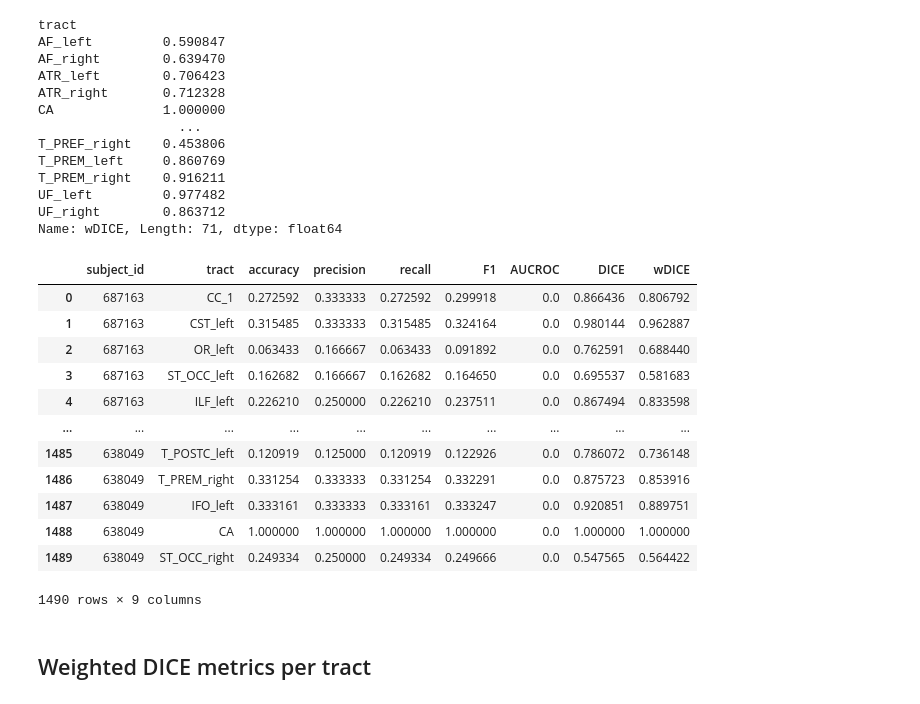
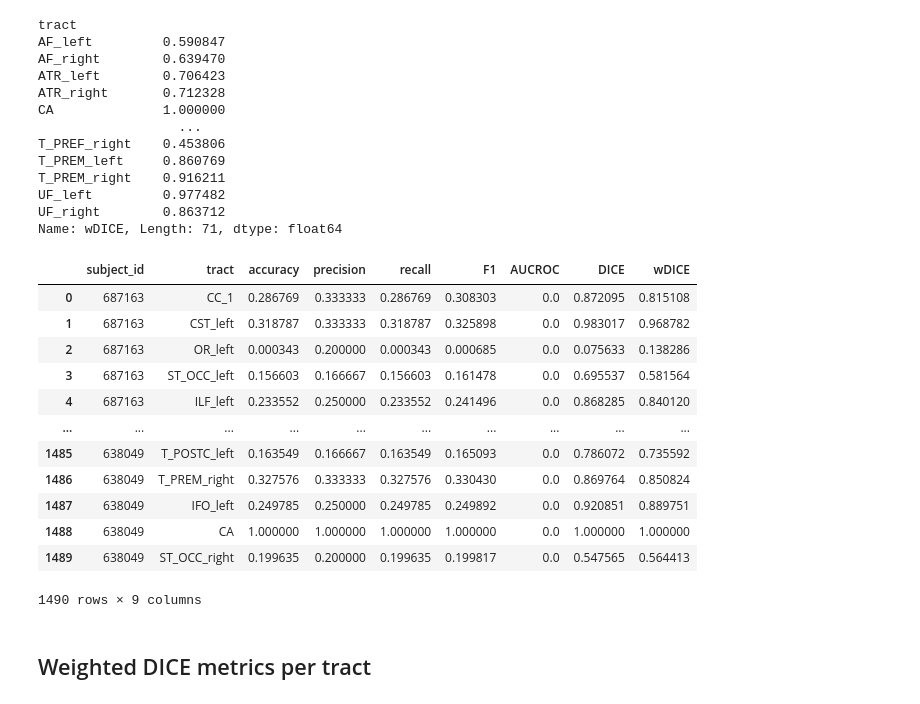
Before and after one commit to pablorocg/master_thesis, a Jupyter notebook: resultados/results_analysis.ipynb, the cells around one changed output. Cells and saved outputs as stored; diff of their text form; code cells hidden in the pictures.

```diff
--- a/resultados/results_analysis.ipynb
+++ b/resultados/results_analysis.ipynb
@@ -151,23 +138,23 @@ UF_right        0.863712
 Name: wDICE, Length: 71, dtype: float64
 # %%
 # Cargar archivo csv /app/resultados/results_HCP_105_without_CC_GCNEncoder_v2_v2.csv
-file_path = '/app/resultados/results_HCP_105_without_CC_GCNEncoder_v2_v2.csv'  # Ajusta la ruta según sea necesario
+file_path = '/app/resultados/results_HCP_105_without_CC_GCNEncoder_v2_v2_classif.csv'  # Ajusta la ruta según sea necesario
 df = pd.read_csv(file_path)
 
 df
 # %% [output]
 |  | subject_id | tract | accuracy | precision | recall | F1 | AUCROC | DICE | wDICE |
-| 0 | 687163 | CC_1 | 0.272592 | 0.333333 | 0.272592 | 0.299918 | 0.0 | 0.866436 | 0.806792 |
-| 1 | 687163 | CST_left | 0.315485 | 0.333333 | 0.315485 | 0.324164 | 0.0 | 0.980144 | 0.962887 |
-| 2 | 687163 | OR_left | 0.063433 | 0.166667 | 0.063433 | 0.091892 | 0.0 | 0.762591 | 0.688440 |
-| 3 | 687163 | ST_OCC_left | 0.162682 | 0.166667 | 0.162682 | 0.164650 | 0.0 | 0.695537 | 0.581683 |
-| 4 | 687163 | ILF_left | 0.226210 | 0.250000 | 0.226210 | 0.237511 | 0.0 | 0.867494 | 0.833598 |
+| 0 | 687163 | CC_1 | 0.286769 | 0.333333 | 0.286769 | 0.308303 | 0.0 | 0.872095 | 0.815108 |
+| 1 | 687163 | CST_left | 0.318787 | 0.333333 | 0.318787 | 0.325898 | 0.0 | 0.983017 | 0.968782 |
+| 2 | 687163 | OR_left | 0.000343 | 0.200000 | 0.000343 | 0.000685 | 0.0 | 0.075633 | 0.138286 |
+| 3 | 687163 | ST_OCC_left | 0.156603 | 0.166667 | 0.156603 | 0.161478 | 0.0 | 0.695537 | 0.581564 |
+| 4 | 687163 | ILF_left | 0.233552 | 0.250000 | 0.233552 | 0.241496 | 0.0 | 0.868285 | 0.840120 |
 | ... | ... | ... | ... | ... | ... | ... | ... | ... | ... |
-| 1485 | 638049 | T_POSTC_left | 0.120919 | 0.125000 | 0.120919 | 0.122926 | 0.0 | 0.786072 | 0.736148 |
-| 1486 | 638049 | T_PREM_right | 0.331254 | 0.333333 | 0.331254 | 0.332291 | 0.0 | 0.875723 | 0.853916 |
-| 1487 | 638049 | IFO_left | 0.333161 | 0.333333 | 0.333161 | 0.333247 | 0.0 | 0.920851 | 0.889751 |
+| 1485 | 638049 | T_POSTC_left | 0.163549 | 0.166667 | 0.163549 | 0.165093 | 0.0 | 0.786072 | 0.735592 |
+| 1486 | 638049 | T_PREM_right | 0.327576 | 0.333333 | 0.327576 | 0.330430 | 0.0 | 0.869764 | 0.850824 |
+| 1487 | 638049 | IFO_left | 0.249785 | 0.250000 | 0.249785 | 0.249892 | 0.0 | 0.920851 | 0.889751 |
 | 1488 | 638049 | CA | 1.000000 | 1.000000 | 1.000000 | 1.000000 | 0.0 | 1.000000 | 1.000000 |
-| 1489 | 638049 | ST_OCC_right | 0.249334 | 0.250000 | 0.249334 | 0.249666 | 0.0 | 0.547565 | 0.564422 |
+| 1489 | 638049 | ST_OCC_right | 0.199635 | 0.200000 | 0.199635 | 0.199817 | 0.0 | 0.547565 | 0.564413 |
 1490 rows × 9 columns
 # %% [markdown]
 ## Weighted DICE metrics per tract
```
Also changed, not shown: parts of 4 cells of this notebook, 20 other files.
